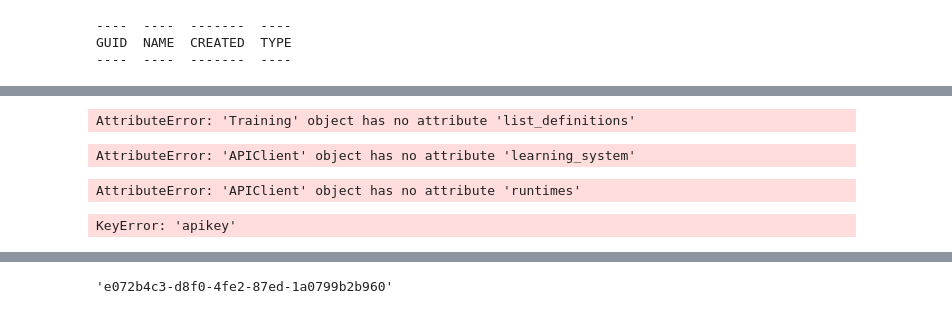
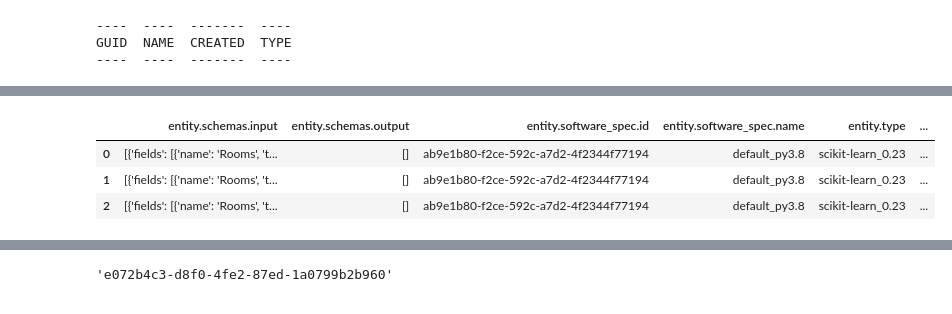
Before and after one commit to guschang2013/melbourne, a Jupyter notebook: Train_Melbourne.ipynb, the cells around one changed output, grey strips where cells are left out. Drawn from its saved outputs; the diff is of its cells as text; code cells hidden in the pictures.

```diff
--- a/Train_Melbourne.ipynb
+++ b/Train_Melbourne.ipynb
@@ -294,16 +290,0 @@ Status code: 400, body: {"trace":"na","errors":[{"code":"bad_request","message":
-# %%
-client.training.list_definitions()
-# %% [output]
-AttributeError: 'Training' object has no attribute 'list_definitions'
-# %%
-client.learning_system.list()
-# %% [output]
-AttributeError: 'APIClient' object has no attribute 'learning_system'
-# %%
-client.runtimes.list()
-# %% [output]
-AttributeError: 'APIClient' object has no attribute 'runtimes'
-# %%
-instance_details = client.service_instance.get_api_key()
-# %% [output]
-KeyError: 'apikey'
@@ -311,0 +291,13 @@ client.deployments.get_details()
+# %%
+#get_models_to_promote
+dict_details = client.repository.get_model_details()
+df_source_models = pd.json_normalize(dict_details, record_path = ['resources'])
+#model_filter = df_source_models['metadata.tags'].astype(str).str.find('promote') > 0
+#df_ids_to_export = df_source_models[model_filter][['metadata.id', 'metadata.name']]
+#df_ids_to_export
+df_source_models
+# %% [output]
+|  | entity.schemas.input | entity.schemas.output | entity.software_spec.id | entity.software_spec.name | entity.type | ... |
+| 0 | [{'fields': [{'name': 'Rooms', 't... | [] | ab9e1b80-f2ce-592c-a7d2-4f2344f77194 | default_py3.8 | scikit-learn_0.23 | ... |
+| 1 | [{'fields': [{'name': 'Rooms', 't... | [] | ab9e1b80-f2ce-592c-a7d2-4f2344f77194 | default_py3.8 | scikit-learn_0.23 | ... |
+| 2 | [{'fields': [{'name': 'Rooms', 't... | [] | ab9e1b80-f2ce-592c-a7d2-4f2344f77194 | default_py3.8 | scikit-learn_0.23 | ... |
```
Also changed, not shown: parts of 36 cells of this notebook, 1 other file.
